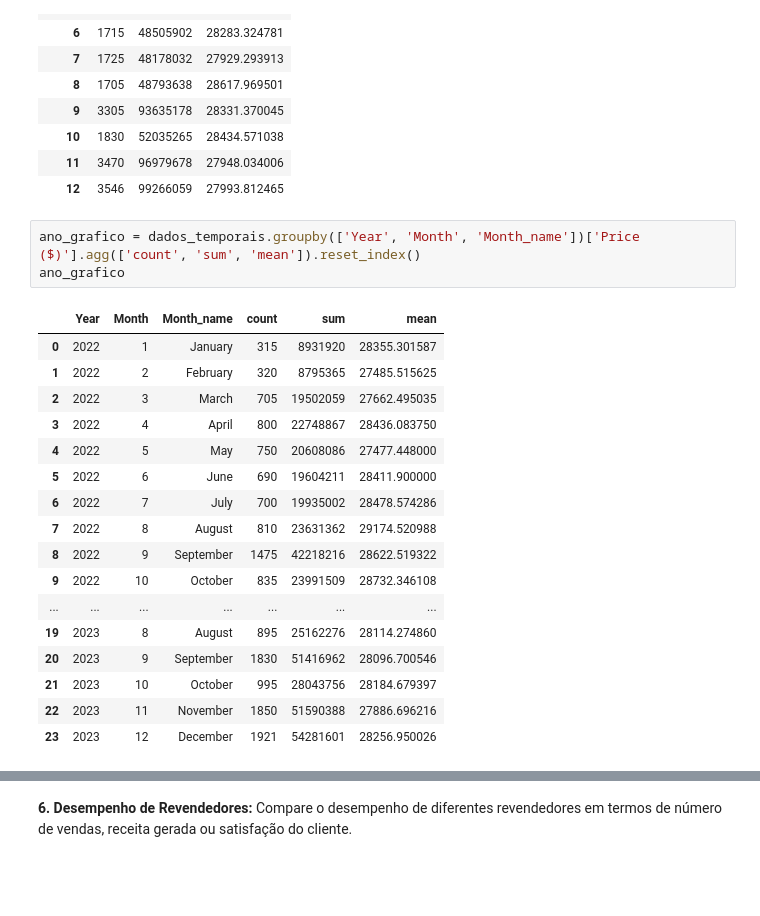
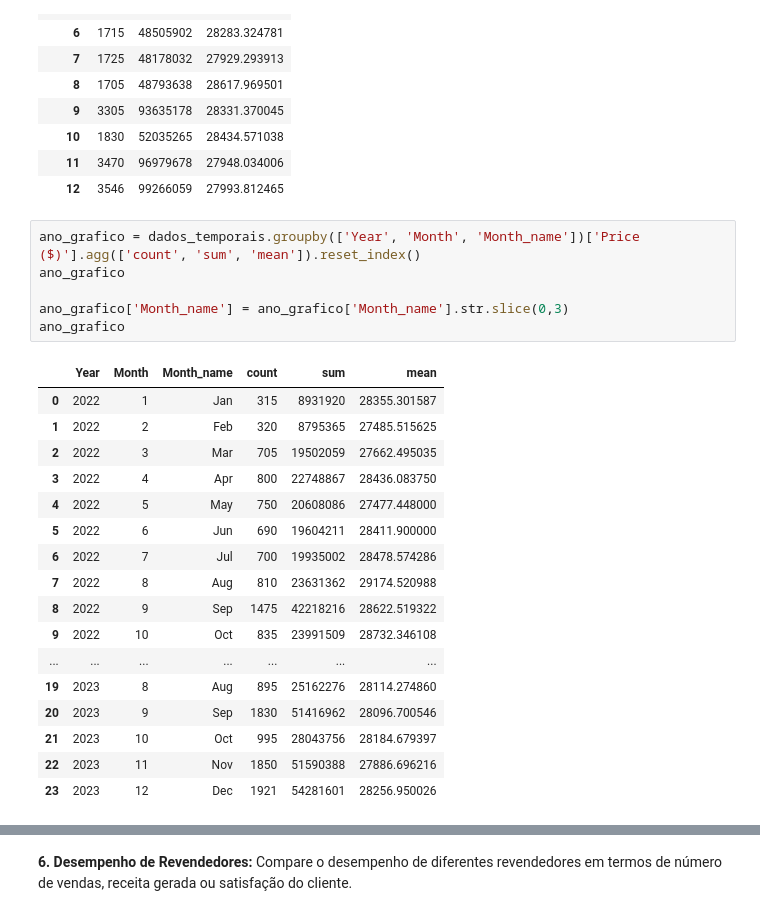
Before and after one commit to GabrielVila/Car-Sales-Report, a Jupyter notebook: projeto_carro.ipynb, the cells around one changed output, grey strips where cells are left out. Cells and saved outputs as stored; diff of their text form; blank space fills up the shorter version.

```diff
--- a/projeto_carro.ipynb
+++ b/projeto_carro.ipynb
@@ -448,22 +448,25 @@ dados_temporais.groupby('Month')['Price ($)'].agg(['count', 'sum', 'mean'])
 # %%
 ano_grafico = dados_temporais.groupby(['Year', 'Month', 'Month_name'])['Price ($)'].agg(['count', 'sum', 'mean']).reset_index()
 ano_grafico
+
+ano_grafico['Month_name'] = ano_grafico['Month_name'].str.slice(0,3)
+ano_grafico
 # %% [output]
 |  | Year | Month | Month_name | count | sum | mean |
-| 0 | 2022 | 1 | January | 315 | 8931920 | 28355.301587 |
-| 1 | 2022 | 2 | February | 320 | 8795365 | 27485.515625 |
-| 2 | 2022 | 3 | March | 705 | 19502059 | 27662.495035 |
-| 3 | 2022 | 4 | April | 800 | 22748867 | 28436.083750 |
+| 0 | 2022 | 1 | Jan | 315 | 8931920 | 28355.301587 |
+| 1 | 2022 | 2 | Feb | 320 | 8795365 | 27485.515625 |
+| 2 | 2022 | 3 | Mar | 705 | 19502059 | 27662.495035 |
+| 3 | 2022 | 4 | Apr | 800 | 22748867 | 28436.083750 |
 | 4 | 2022 | 5 | May | 750 | 20608086 | 27477.448000 |
-| 5 | 2022 | 6 | June | 690 | 19604211 | 28411.900000 |
-| 6 | 2022 | 7 | July | 700 | 19935002 | 28478.574286 |
-| 7 | 2022 | 8 | August | 810 | 23631362 | 29174.520988 |
-| 8 | 2022 | 9 | September | 1475 | 42218216 | 28622.519322 |
-| 9 | 2022 | 10 | October | 835 | 23991509 | 28732.346108 |
+| 5 | 2022 | 6 | Jun | 690 | 19604211 | 28411.900000 |
+| 6 | 2022 | 7 | Jul | 700 | 19935002 | 28478.574286 |
+| 7 | 2022 | 8 | Aug | 810 | 23631362 | 29174.520988 |
+| 8 | 2022 | 9 | Sep | 1475 | 42218216 | 28622.519322 |
+| 9 | 2022 | 10 | Oct | 835 | 23991509 | 28732.346108 |
 | ... | ... | ... | ... | ... | ... | ... |
-| 19 | 2023 | 8 | August | 895 | 25162276 | 28114.274860 |
-| 20 | 2023 | 9 | September | 1830 | 51416962 | 28096.700546 |
-| 21 | 2023 | 10 | October | 995 | 28043756 | 28184.679397 |
-| 22 | 2023 | 11 | November | 1850 | 51590388 | 27886.696216 |
-| 23 | 2023 | 12 | December | 1921 | 54281601 | 28256.950026 |
+| 19 | 2023 | 8 | Aug | 895 | 25162276 | 28114.274860 |
+| 20 | 2023 | 9 | Sep | 1830 | 51416962 | 28096.700546 |
+| 21 | 2023 | 10 | Oct | 995 | 28043756 | 28184.679397 |
+| 22 | 2023 | 11 | Nov | 1850 | 51590388 | 27886.696216 |
+| 23 | 2023 | 12 | Dec | 1921 | 54281601 | 28256.950026 |
 # %%
```
Also changed, not shown: parts of 10 cells of this notebook.
